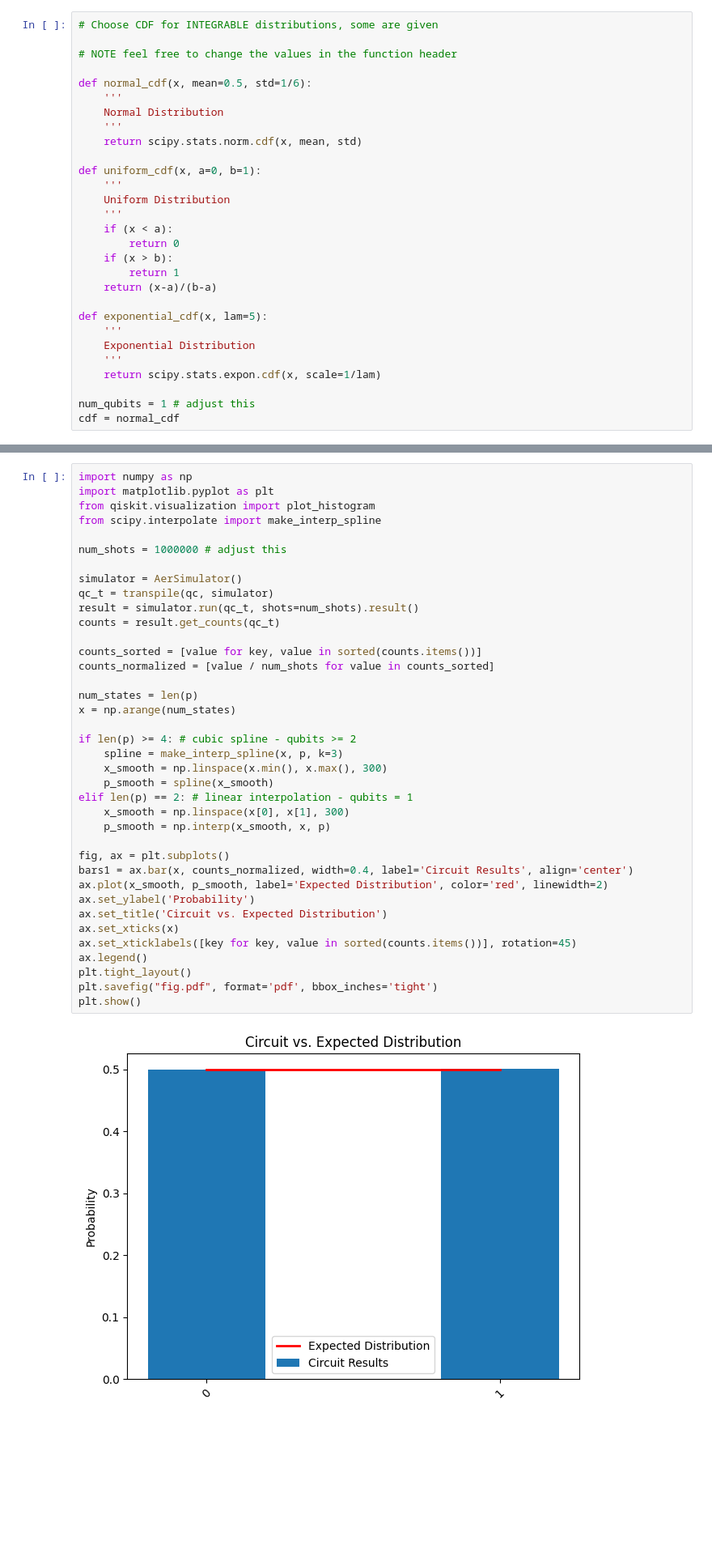
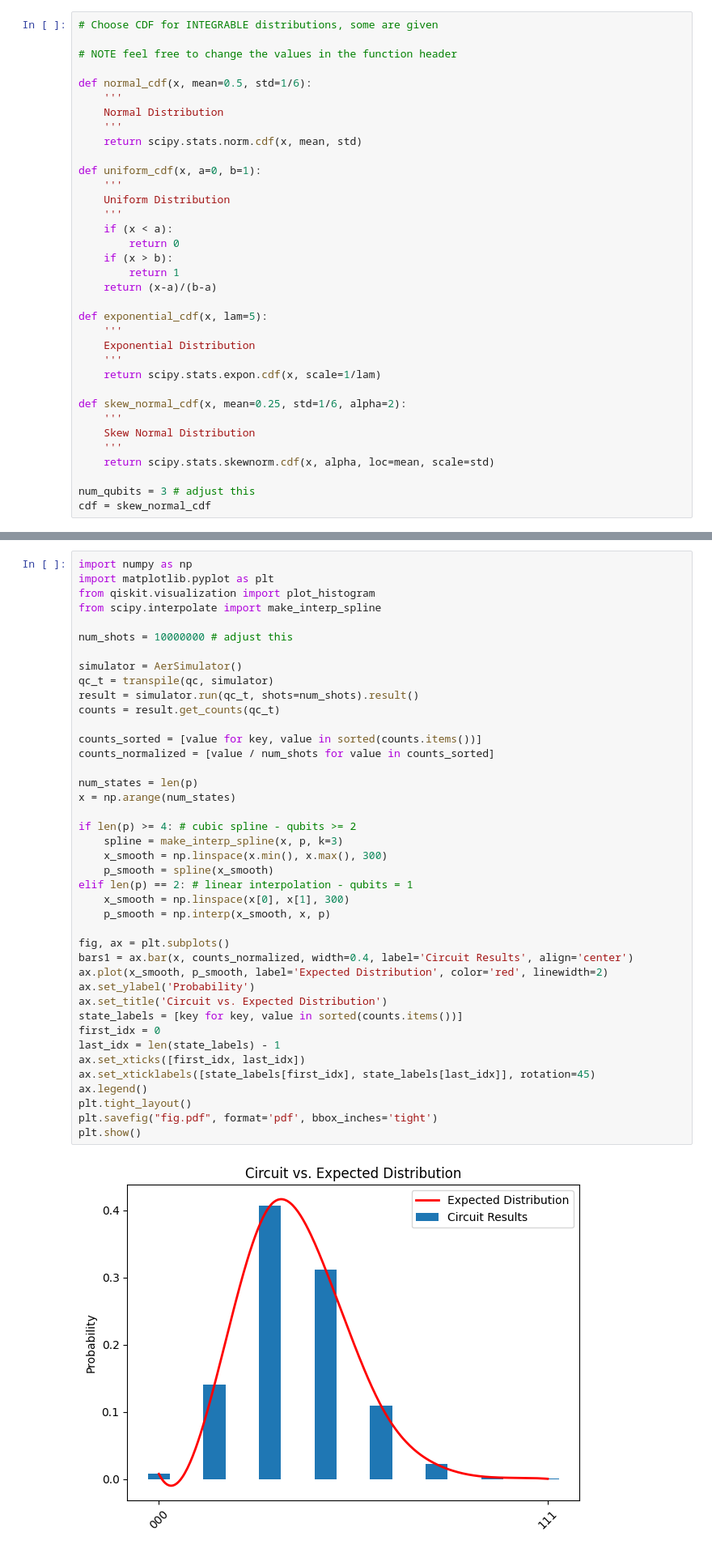
Before and after one commit to apabla1/CMSC457-Qiskit, a Jupyter notebook: project/results.ipynb, the cells around one changed output, grey strips where cells are left out. Shown: that part at 81% size. Drawn from its saved outputs; the diff is of its cells as text; blank space fills up the shorter version.

```diff
--- a/project/results.ipynb
+++ b/project/results.ipynb
@@ -43,8 +43,14 @@ def exponential_cdf(x, lam=5):
     '''
     return scipy.stats.expon.cdf(x, scale=1/lam)
 
-num_qubits = 1 # adjust this
-cdf = normal_cdf
+def skew_normal_cdf(x, mean=0.25, std=1/6, alpha=2):
+    '''
+    Skew Normal Distribution
+    '''
+    return scipy.stats.skewnorm.cdf(x, alpha, loc=mean, scale=std)
+
+num_qubits = 3 # adjust this
+cdf = skew_normal_cdf
 # %%
 num_states = 2**num_qubits
 state_step = 1 / num_states
@@ -128,37 +137,40 @@ import matplotlib.pyplot as plt
 from qiskit.visualization import plot_histogram
 from scipy.interpolate import make_interp_spline
 
-num_shots = 1000000 # adjust this
+num_shots = 10000000 # adjust this
 
 simulator = AerSimulator()
 qc_t = transpile(qc, simulator)
 result = simulator.run(qc_t, shots=num_shots).result()
 counts = result.get_counts(qc_t)
 
 counts_sorted = [value for key, value in sorted(counts.items())]
 counts_normalized = [value / num_shots for value in counts_sorted]
 
 num_states = len(p)
 x = np.arange(num_states)
 
 if len(p) >= 4: # cubic spline - qubits >= 2
     spline = make_interp_spline(x, p, k=3)
     x_smooth = np.linspace(x.min(), x.max(), 300)
     p_smooth = spline(x_smooth)
 elif len(p) == 2: # linear interpolation - qubits = 1
     x_smooth = np.linspace(x[0], x[1], 300)
     p_smooth = np.interp(x_smooth, x, p)
 
 fig, ax = plt.subplots()
 bars1 = ax.bar(x, counts_normalized, width=0.4, label='Circuit Results', align='center')
 ax.plot(x_smooth, p_smooth, label='Expected Distribution', color='red', linewidth=2)
 ax.set_ylabel('Probability')
 ax.set_title('Circuit vs. Expected Distribution')
-ax.set_xticks(x)
-ax.set_xticklabels([key for key, value in sorted(counts.items())], rotation=45)
+state_labels = [key for key, value in sorted(counts.items())]
+first_idx = 0
+last_idx = len(state_labels) - 1
+ax.set_xticks([first_idx, last_idx])
+ax.set_xticklabels([state_labels[first_idx], state_labels[last_idx]], rotation=45)
 ax.legend()
 plt.tight_layout()
 plt.savefig("fig.pdf", format='pdf', bbox_inches='tight')
 plt.show()
 # %% [output]
-[figure, old version]
+[figure, new version]
```
Also changed, not shown: parts of 2 cells of this notebook, 1 other file.
